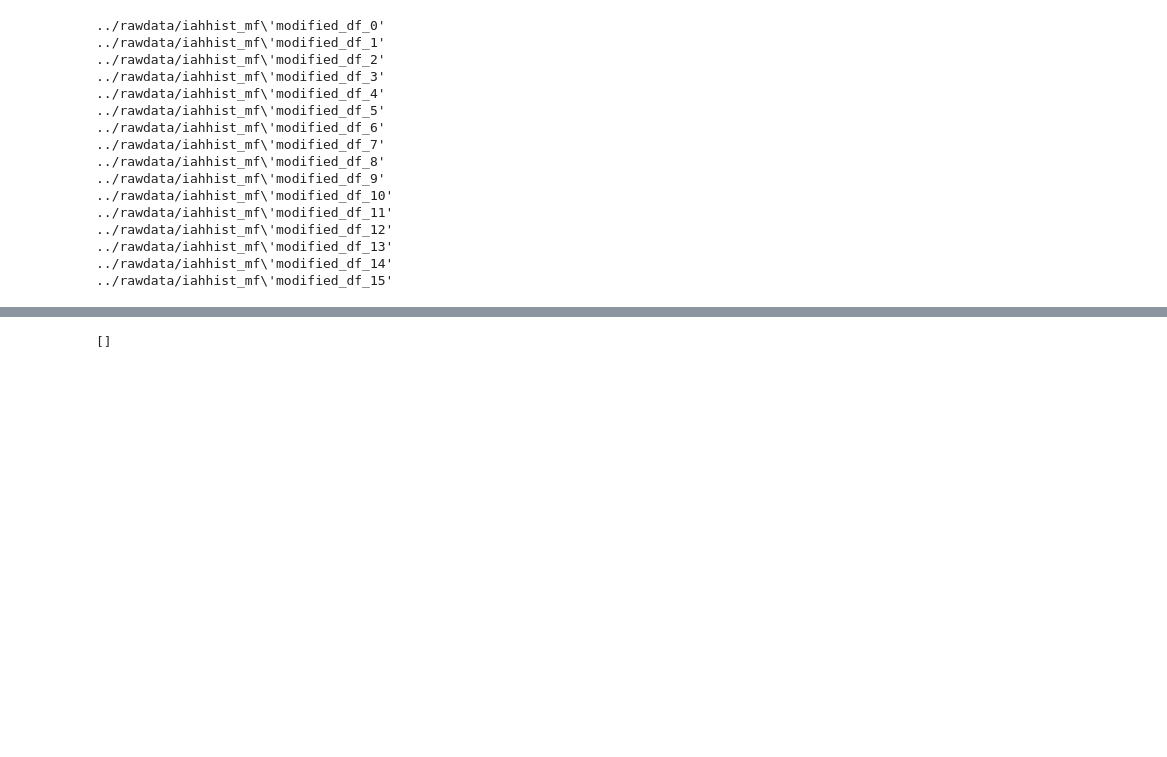
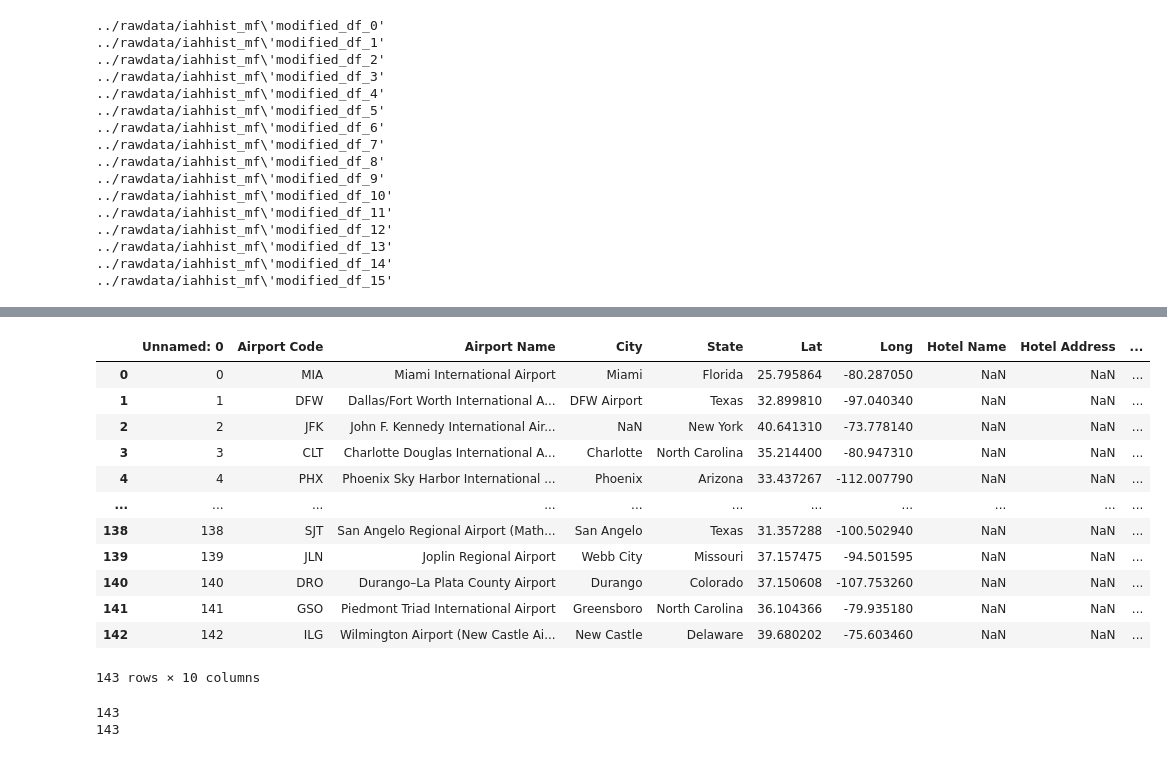
Before and after one commit to Memellsworth/Project3, a Jupyter notebook: drafts/maura/Hoteldata.ipynb, the cells around one changed output, grey strips where cells are left out. Drawn from its saved outputs; the diff is of its cells as text; code cells hidden in the pictures; blank space fills up the shorter version.

Commit message:
pushing hotel data

```diff
--- a/drafts/maura/Hoteldata.ipynb
+++ b/drafts/maura/Hoteldata.ipynb
@@ -182,0 +186,17 @@ airports.to_csv("CSV/Airportnames")
+# %%
+airports1 = pd.read_csv(r"C:\Users\memel\OneDrive\Desktop\Project3\drafts\maura\CSV\Airportnames")
+airports1
+# %% [output]
+|  | Unnamed: 0 | Airport Code | Airport Name | City | State | Lat | Long | Hotel Name | Hotel Address | ... |
+| 0 | 0 | MIA | Miami International Airport | Miami | Florida | 25.795864 | -80.287050 | NaN | NaN | ... |
+| 1 | 1 | DFW | Dallas/Fort Worth International A... | DFW Airport | Texas | 32.899810 | -97.040340 | NaN | NaN | ... |
+| 2 | 2 | JFK | John F. Kennedy International Air... | NaN | New York | 40.641310 | -73.778140 | NaN | NaN | ... |
+| 3 | 3 | CLT | Charlotte Douglas International A... | Charlotte | North Carolina | 35.214400 | -80.947310 | NaN | NaN | ... |
+| 4 | 4 | PHX | Phoenix Sky Harbor International ... | Phoenix | Arizona | 33.437267 | -112.007790 | NaN | NaN | ... |
+| ... | ... | ... | ... | ... | ... | ... | ... | ... | ... | ... |
+| 138 | 138 | SJT | San Angelo Regional Airport (Math... | San Angelo | Texas | 31.357288 | -100.502940 | NaN | NaN | ... |
+| 139 | 139 | JLN | Joplin Regional Airport | Webb City | Missouri | 37.157475 | -94.501595 | NaN | NaN | ... |
+| 140 | 140 | DRO | Durango–La Plata County Airport | Durango | Colorado | 37.150608 | -107.753260 | NaN | NaN | ... |
+| 141 | 141 | GSO | Piedmont Triad International Airport | Greensboro | North Carolina | 36.104366 | -79.935180 | NaN | NaN | ... |
+| 142 | 142 | ILG | Wilmington Airport (New Castle Ai... | New Castle | Delaware | 39.680202 | -75.603460 | NaN | NaN | ... |
+143 rows × 10 columns
@@ -183,17 +205,20 @@ airports.to_csv("CSV/Airportnames")
 # %%
-geoapify_key = input("what is your geoapify key?")
+hotel_name = []
+hotel_address = []
 
-for index, row in airports.iterrows():
-    latitude= airports["lat"][x]
-    longitude = airports["long"][x]
+for x in range(143):
+    latitude= airports1["Lat"][x]
+    longitude = airports1["Long"][x]
+
     # Set the parameters for the type of search
-    limit = 20
-    radius = 30
+    limit = 10
+    radius = 2000
     filters = f"circle:{longitude},{latitude},{radius}"
     bias = f"proximity:{longitude},{latitude}"
 
     # set up a parameters dictionary
     params = {
+        "categories": "accommodation.hotel",
         "filter":filters,
         "limit":limit,
         "bias":bias,
@@ -205,29 +230,24 @@ for index, row in airports.iterrows():
 
 
 
-    # Get the ethnicity type from the current DataFrame's row
-    airport_city = airpots.loc[index, "City"]
-    # Add the current ethnicity type to the parameters
-    params["categories"] = f"accomodation.hotel"
+    # Make an API request using the params dictionary
+    hotel= requests.get(base_url, params=params).json()
 
-    # Make an API request using the params dictionary
-    restaurant = requests.get(base_url, params=params)
 
-    # Convert the API response to JSON format
-    restaurant = restaurant.json()
 
-    # Grab the first restaurant from the results and store the details in the DataFrame
+    # Grab the first hotel from the results and store the details in the list
     try:
-        types_df.loc[index, "name"] = restaurant["features"][0]["properties"]["name"]
-        types_df.loc[index, "address"] = restaurant["features"][0]["properties"]["address_line2"]
-        types_df.loc[index, "distance"] = int(restaurant["features"][0]["properties"]["distance"])
+        hotel_name.append(hotel["features"][0]["properties"]["address_line1"])
+        hotel_address.append(hotel["features"][0]["properties"]["address_line2"])
+        # airports.loc[index, "distance"] = int(hotel["features"][0]["properties"]["distance"])
     except (KeyError, IndexError):
-        # If no restaurant is found, set the estaurant name as "No restaurant found".
-        types_df.loc[index, "name"] = "No restaurant found"
-        # Set the distance column value to np.nan to allow sorting values
-        types_df.loc[index, "distance"] = np.nan
-
-    # Log the search results
-    print(f"nearest {types_df.loc[index, 'ethnicity']} restaurant: {types_df.loc[index, 'name']}")
+        # If no hotel or address is found append list with NAN
+        hotel_name.append(np.nan)
+        hotel_address.append(np.nan)
-# %% [output]
-[]
+# %%
+#check that we have 143 results
+print(len(hotel_name))
+print(len(hotel_address))
+# %% [output]
+143
+143
```
Also changed, not shown: parts of 11 cells of this notebook, 1 other file.
